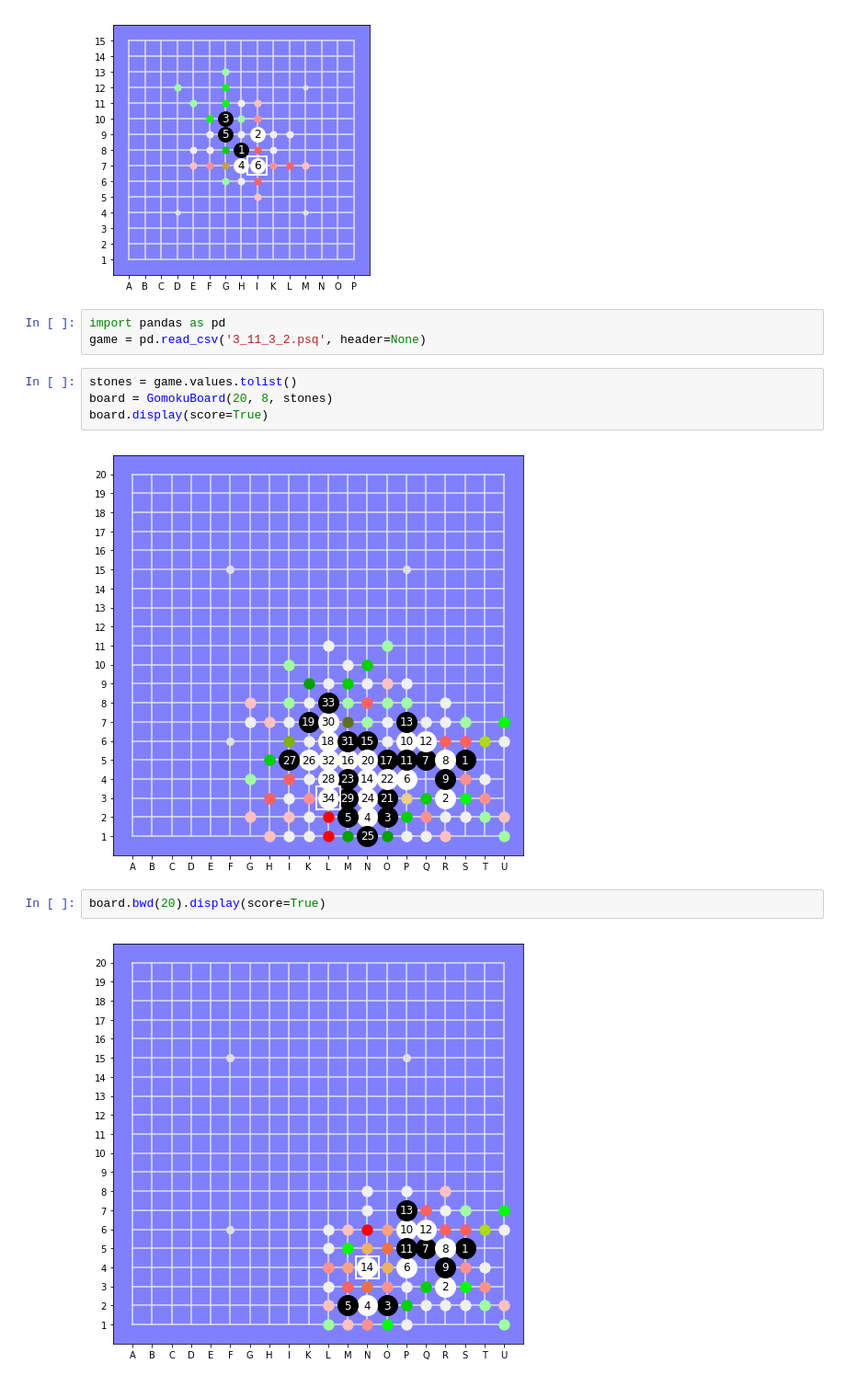
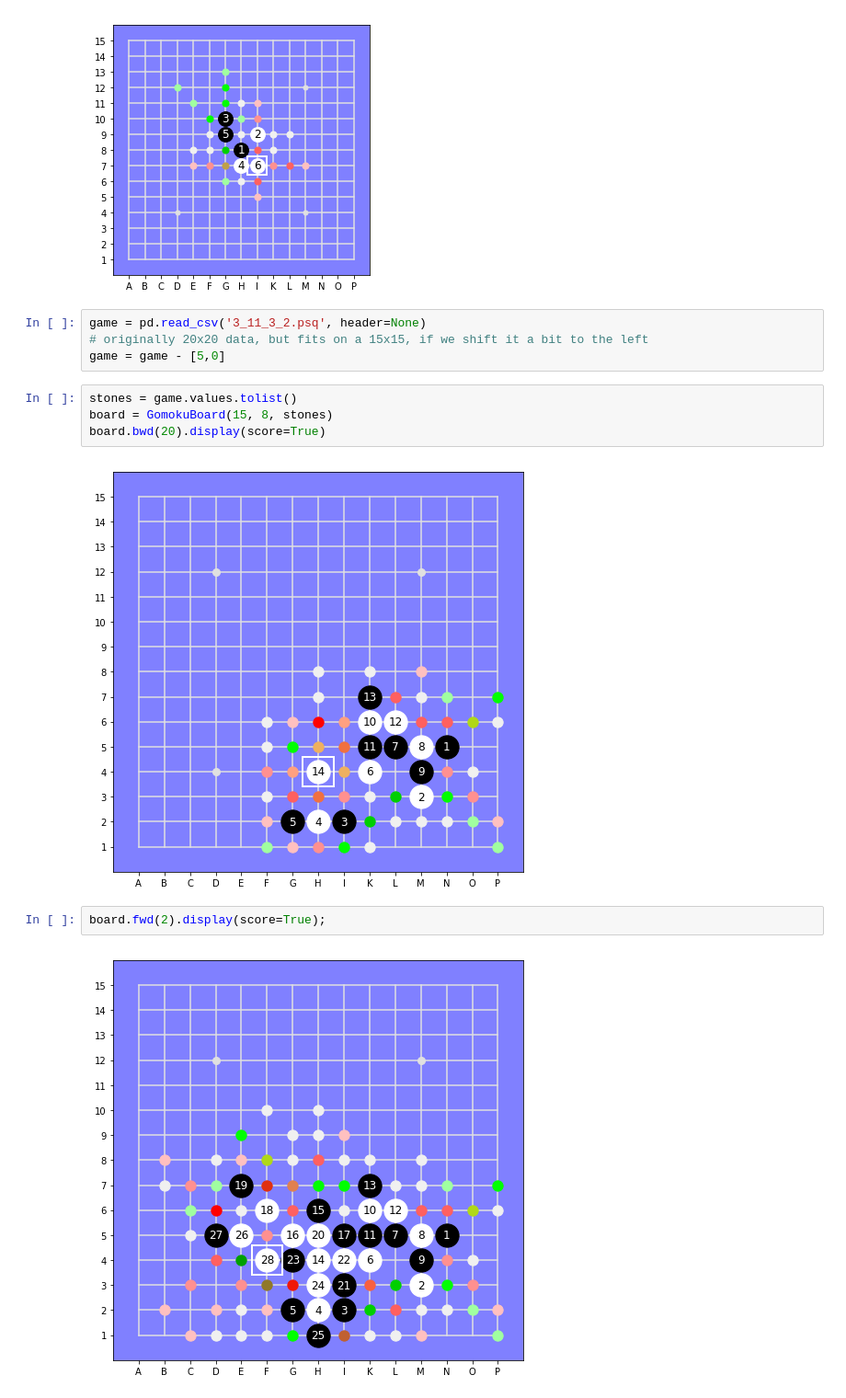
Before and after one commit to Project-Ellie/tutorials, a Jupyter notebook: other_stuff/DeepGomoku/GomokuBoard.ipynb, the cells around one changed output. Shown at 92% size. Drawn from its saved outputs; the diff is of its cells as text.

Commit message:
basic statistics collection on scores

```diff
--- a/other_stuff/DeepGomoku/GomokuBoard.ipynb
+++ b/other_stuff/DeepGomoku/GomokuBoard.ipynb
@@ -70,16 +72,17 @@ board.fwd()
 board.display(score=True)
 # %% [output]
 [figure]
-# %%
-import pandas as pd
-game = pd.read_csv('3_11_3_2.psq', header=None)
+# %%
+game = pd.read_csv('3_11_3_2.psq', header=None)
+# originally 20x20 data, but fits on a 15x15, if we shift it a bit to the left
+game = game - [5,0]
 # %%
 stones = game.values.tolist()
-board = GomokuBoard(20, 8, stones)
-board.display(score=True)
+board = GomokuBoard(15, 8, stones)
+board.bwd(20).display(score=True)
 # %% [output]
-[figure, old version]
+[figure, new version]
 # %%
-board.bwd(20).display(score=True)
+board.fwd(2).display(score=True);
 # %% [output]
-[figure, old version]
+[figure, new version]
```
Also changed, not shown: parts of 6 cells of this notebook, 1 other file.
